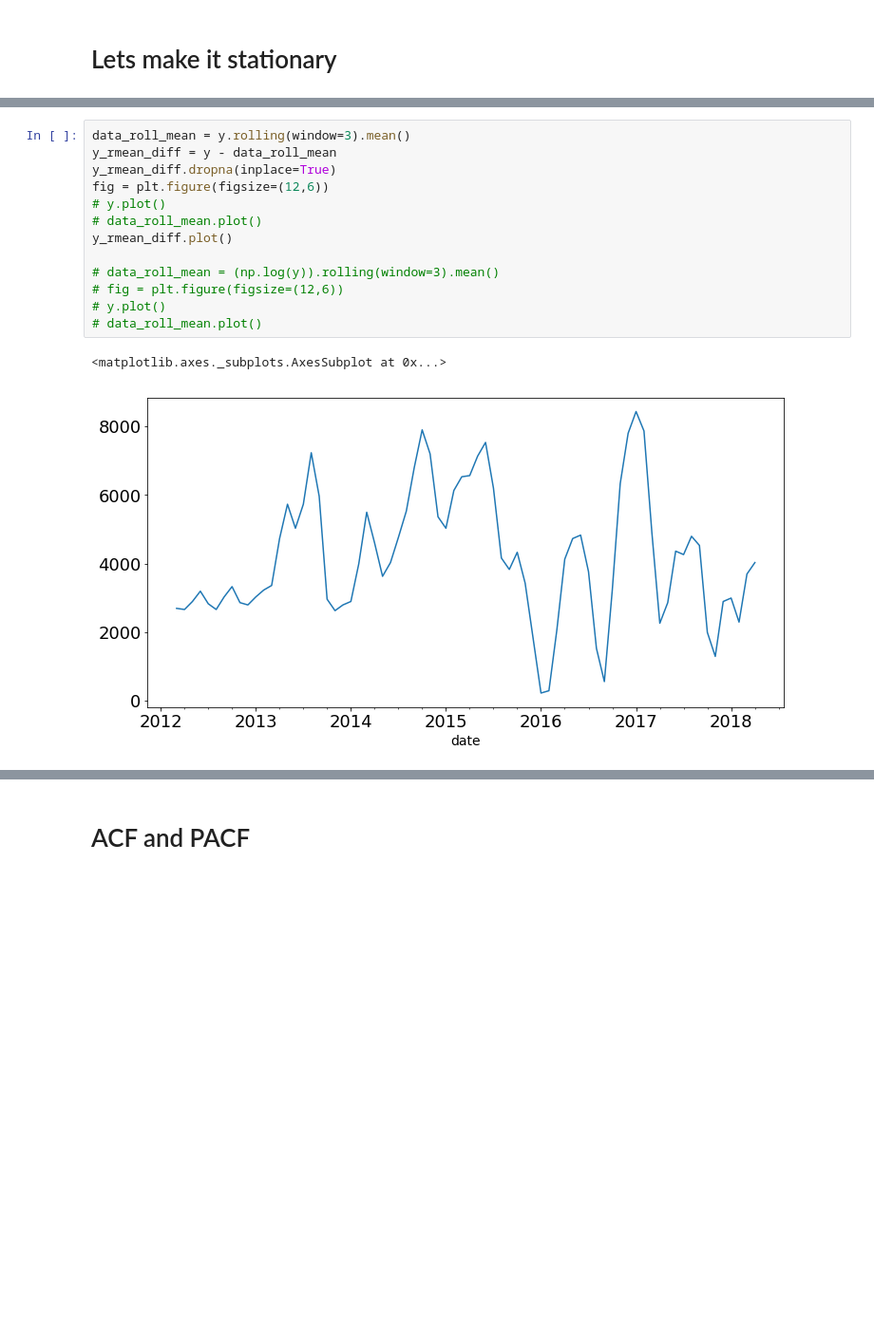
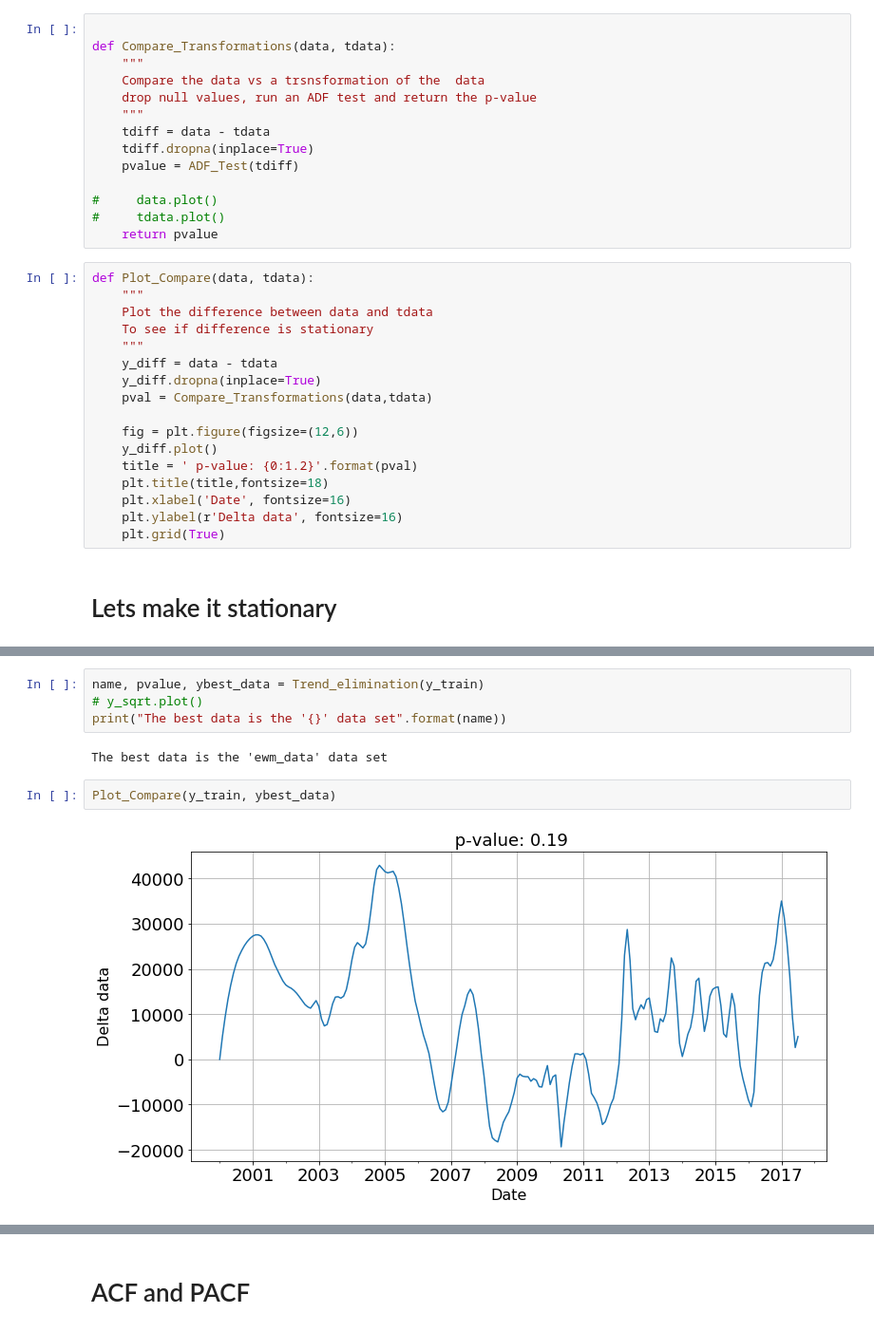
Before and after one commit to angelmanzur/TimeSeries_Zillow_Proj, a Jupyter notebook: Zillow_project-Angel.ipynb, the cells around one changed output, grey strips where cells are left out. Shown: that part at 95% size. Cells and saved outputs as stored; diff of their text form; blank space fills up the shorter version.

```diff
--- a/Zillow_project-Angel.ipynb
+++ b/Zillow_project-Angel.ipynb
@@ -124,3 +147,34 @@ def ADF_Test(timeseries):
+# %%
+
+def Compare_Transformations(data, tdata):
+    """
+    Compare the data vs a trsnsformation of the  data
+    drop null values, run an ADF test and return the p-value
+    """
+    tdiff = data - tdata
+    tdiff.dropna(inplace=True)
+    pvalue = ADF_Test(tdiff)
+
+#     data.plot()
+#     tdata.plot()
+    return pvalue
+# %%
+def Plot_Compare(data, tdata):
+    """
+    Plot the difference between data and tdata
+    To see if difference is stationary
+    """
+    y_diff = data - tdata
+    y_diff.dropna(inplace=True)
+    pval = Compare_Transformations(data,tdata)
+
+    fig = plt.figure(figsize=(12,6))
+    y_diff.plot()
+    title = ' p-value: {0:1.2}'.format(pval)
+    plt.title(title,fontsize=18)
+    plt.xlabel('Date', fontsize=16)
+    plt.ylabel(r'Delta data', fontsize=16)
+    plt.grid(True)
 # %% [markdown]
 # Lets make it stationary
 # %%
@@ -195,18 +261,12 @@ dtype: float64
-# %%
-data_roll_mean = y.rolling(window=3).mean()
-y_rmean_diff = y - data_roll_mean
-y_rmean_diff.dropna(inplace=True)
-fig = plt.figure(figsize=(12,6))
-# y.plot()
-# data_roll_mean.plot()
-y_rmean_diff.plot()
-
-# data_roll_mean = (np.log(y)).rolling(window=3).mean()
-# fig = plt.figure(figsize=(12,6))
-# y.plot()
-# data_roll_mean.plot()
-# %% [output]
-<matplotlib.axes._subplots.AxesSubplot at 0x...>
-[figure, removed]
+# %%
+name, pvalue, ybest_data = Trend_elimination(y_train)
+# y_sqrt.plot()
+print("The best data is the '{}' data set".format(name))
+# %% [output]
+The best data is the 'ewm_data' data set
+# %%
+Plot_Compare(y_train, ybest_data)
+# %% [output]
+[figure, added]
 # %%
 decomp = sm.tsa.seasonal_decompose(y, model='additive')
```
Also changed, not shown: parts of 22 cells of this notebook.
